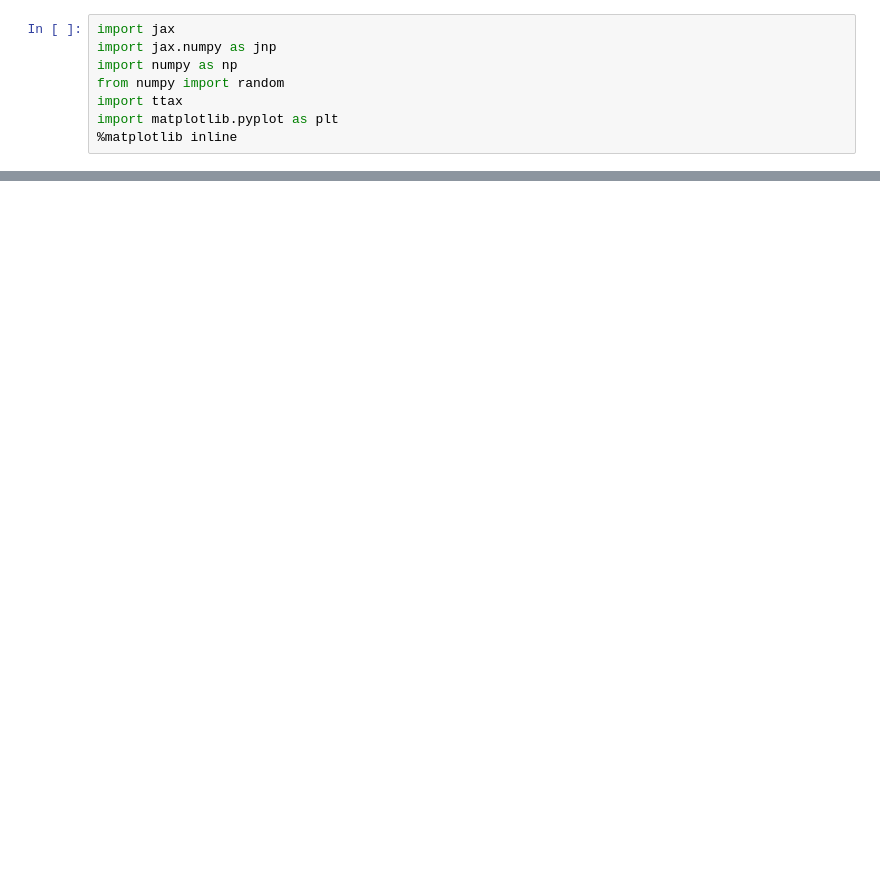
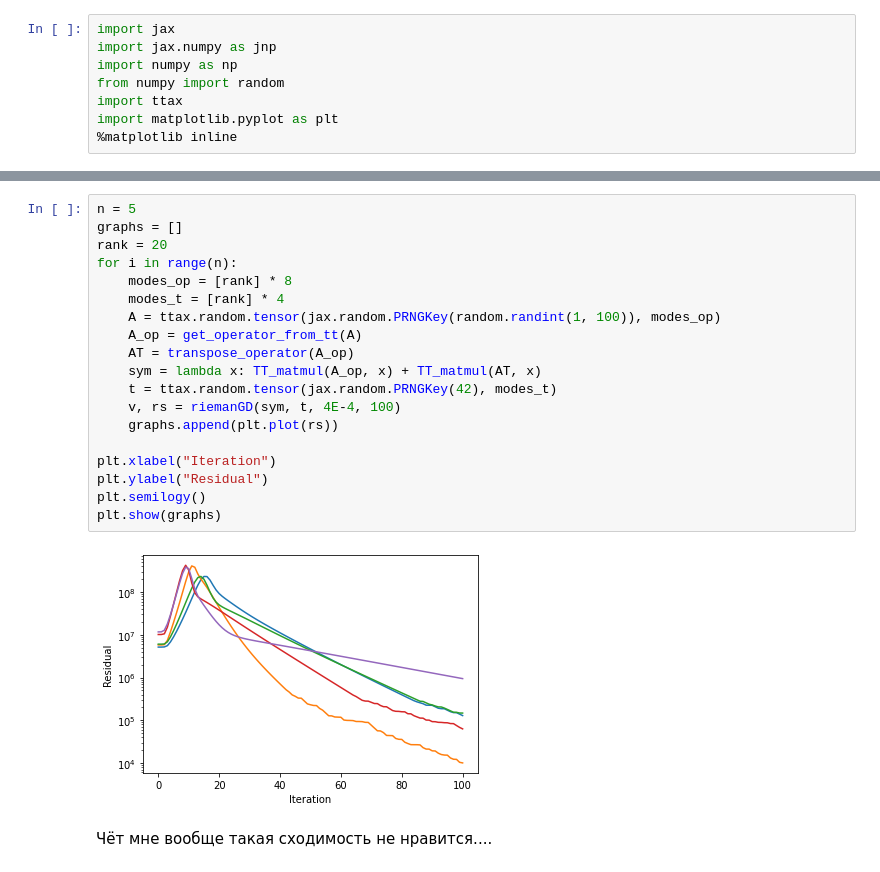
Before and after one commit to johanDDC/RiemannianOptimizationTT, a Jupyter notebook: partial_evp/main.ipynb, the cells around one changed output, grey strips where cells are left out. Drawn from its saved outputs; the diff is of its cells as text; blank space fills up the shorter version.

```diff
--- a/partial_evp/main.ipynb
+++ b/partial_evp/main.ipynb
@@ -190,0 +203,23 @@ print(ttax.full(v))
+# %%
+n = 5
+graphs = []
+rank = 20
+for i in range(n):
+    modes_op = [rank] * 8
+    modes_t = [rank] * 4
+    A = ttax.random.tensor(jax.random.PRNGKey(random.randint(1, 100)), modes_op)
+    A_op = get_operator_from_tt(A)
+    AT = transpose_operator(A_op)
+    sym = lambda x: TT_matmul(A_op, x) + TT_matmul(AT, x)
+    t = ttax.random.tensor(jax.random.PRNGKey(42), modes_t)
+    v, rs = riemanGD(sym, t, 4E-4, 100)
+    graphs.append(plt.plot(rs))
+
+plt.xlabel("Iteration")
+plt.ylabel("Residual")
+plt.semilogy()
+plt.show(graphs)
+# %% [output]
+[figure, added]
+# %% [markdown]
+Чёт мне вообще такая сходимость не нравится....
```
Also changed, not shown: parts of 19 cells of this notebook.
